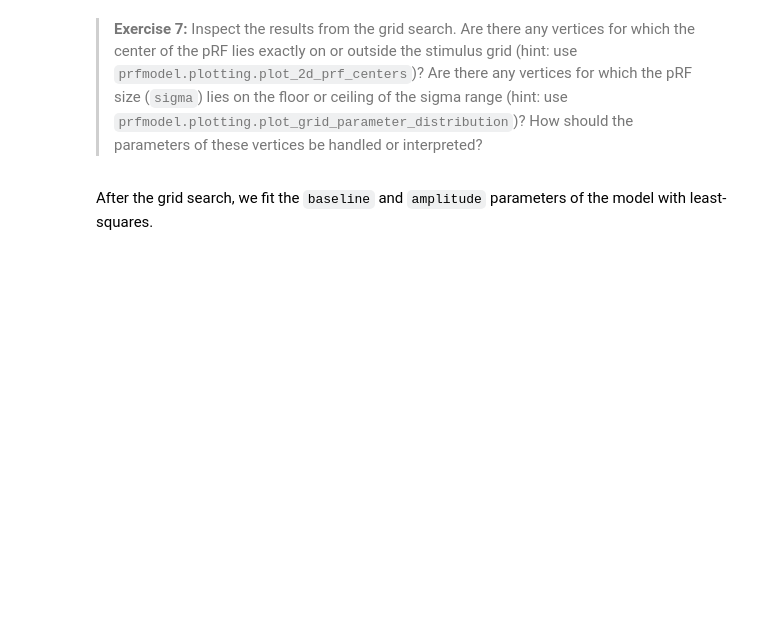
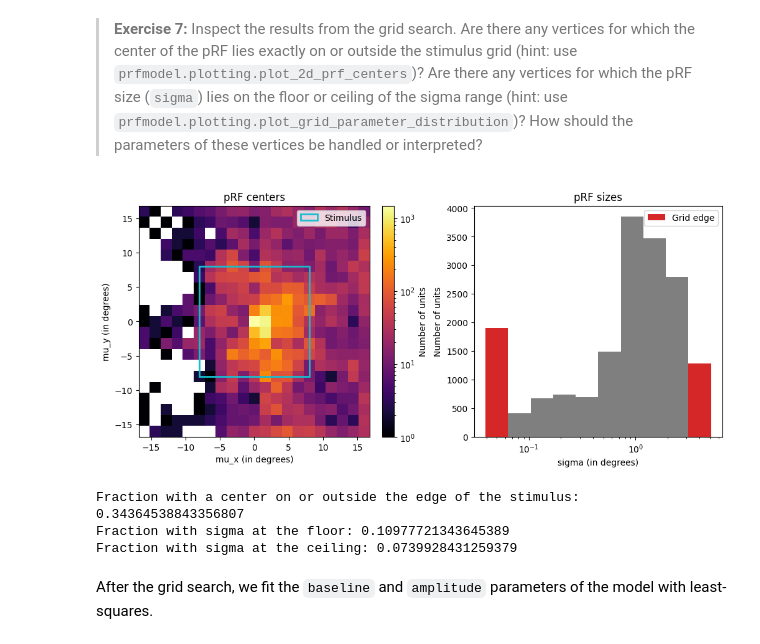
Before and after one commit to martaangelo/prf, a Jupyter notebook: notebooks/workshop/02-prf-visual-fmri-cv.ipynb, the cells around one changed output. Saved outputs shown, nothing was run; the diff lists cells and outputs as text; code cells hidden in the pictures; blank space fills up the shorter version.

```diff
--- a/notebooks/workshop/02-prf-visual-fmri-cv.ipynb
+++ b/notebooks/workshop/02-prf-visual-fmri-cv.ipynb
@@ -265,7 +295,36 @@ grid_history, grid_params = grid_fitter.fit(
 # %% [markdown]
 > **Exercise 7:** Inspect the results from the grid search. Are there any vertices for which the center of the pRF lies exactly on or outside the stimulus grid (hint: use `prfmodel.plotting.plot_2d_prf_centers`)? Are there any vertices for which the pRF size (`sigma`) lies on the floor or ceiling of the sigma range (hint: use `prfmodel.plotting.plot_grid_parameter_distribution`)? How should the parameters of these vertices be handled or interpreted?
 # %%
-# Your code goes here
+import matplotlib.pyplot as plt
+from prfmodel.plotting import plot_2d_prf_centers, plot_grid_parameter_distribution
+
+fig, axes = plt.subplots(1, 2, figsize=(10, 4.5), layout="constrained")
+
+plot_2d_prf_centers(grid_params, grid_param_ranges, stimulus=stimulus_train, ax=axes[0])
+axes[0].set(xlabel="mu_x (in degrees)", ylabel="mu_y (in degrees)", title="pRF centers")
+
+plot_grid_parameter_distribution(grid_params, grid_param_ranges, "sigma", ax=axes[1])
+axes[1].set(xlabel="sigma (in degrees)", title="pRF sizes");
+# %% [output]
+[figure, added]
+# %%
+grid_min_xy, grid_max_xy = stimulus_train.grid.min(axis=(0, 1)), stimulus_train.grid.max(axis=(0, 1))
+edge_tolerance = 1e-3  # in degrees
+
+is_on_or_outside_edge = (
+    (grid_params["mu_x"] < grid_min_xy[1] + edge_tolerance)
+    | (grid_params["mu_x"] > grid_max_xy[1] - edge_tolerance)
+    | (grid_params["mu_y"] < grid_min_xy[0] + edge_tolerance)
+    | (grid_params["mu_y"] > grid_max_xy[0] - edge_tolerance)
+)
+
+print("Fraction with a center on or outside the edge of the stimulus:", is_on_or_outside_edge.mean())
+print("Fraction with sigma at the floor:", np.isclose(grid_params["sigma"], np.min(grid_param_ranges["sigma"])).mean())
+print("Fraction with sigma at the ceiling:", np.isclose(grid_params["sigma"], np.max(grid_param_ranges["sigma"])).mean())
+# %% [output]
+Fraction with a center on or outside the edge of the stimulus: 0.34364538843356807
+Fraction with sigma at the floor: 0.10977721343645389
+Fraction with sigma at the ceiling: 0.0739928431259379
 # %% [markdown]
 After the grid search, we fit the `baseline` and `amplitude` parameters of the model with least-squares.
 # %%
```
Also changed, not shown: parts of 11 cells of this notebook.
